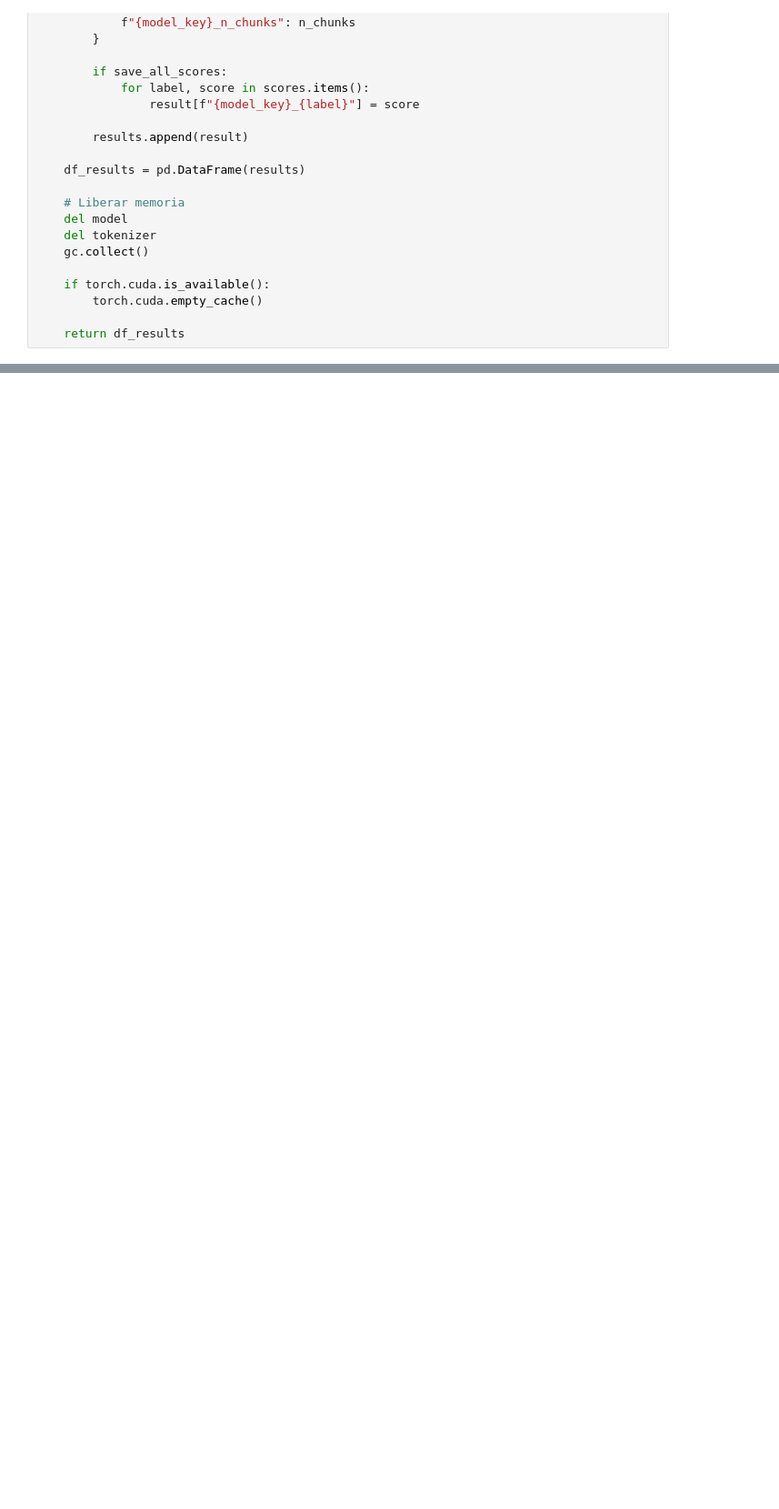
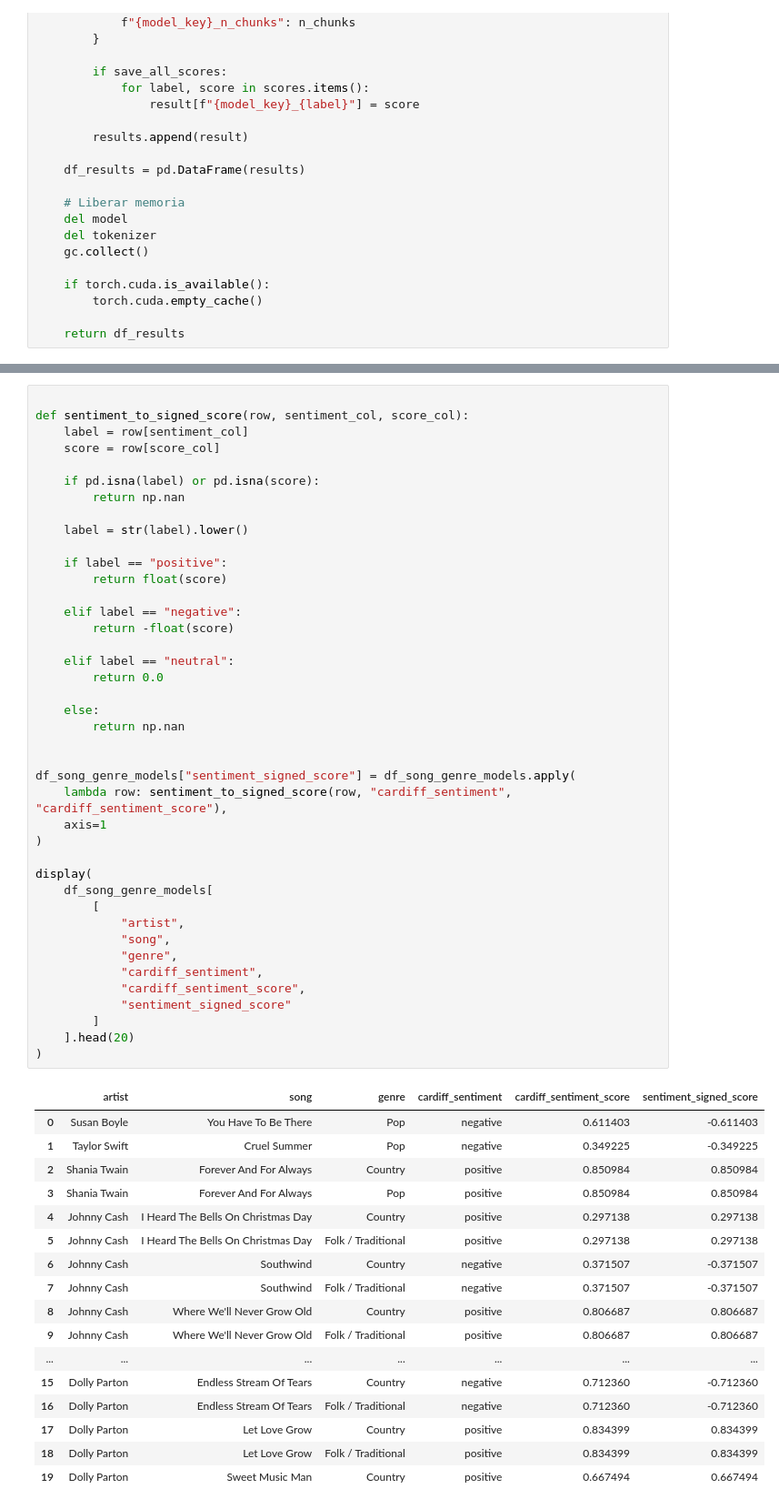
Before and after one commit to pacarma4/NLP, a Jupyter notebook: sentiment_analysis.ipynb, the cells around one changed output, grey strips where cells are left out. Shown at 91% size. Drawn from its saved outputs; the diff is of its cells as text; blank space fills up the shorter version.

```diff
--- a/sentiment_analysis.ipynb
+++ b/sentiment_analysis.ipynb
@@ -1342,0 +1753,59 @@ Métricas recomendadas por género:
+# %%
+
+def sentiment_to_signed_score(row, sentiment_col, score_col):
+    label = row[sentiment_col]
+    score = row[score_col]
+
+    if pd.isna(label) or pd.isna(score):
+        return np.nan
+
+    label = str(label).lower()
+
+    if label == "positive":
+        return float(score)
+
+    elif label == "negative":
+        return -float(score)
+
+    elif label == "neutral":
+        return 0.0
+
+    else:
+        return np.nan
+
+
+df_song_genre_models["sentiment_signed_score"] = df_song_genre_models.apply(
+    lambda row: sentiment_to_signed_score(row, "cardiff_sentiment", "cardiff_sentiment_score"),
+    axis=1
+)
+
+display(
+    df_song_genre_models[
+        [
+            "artist",
+            "song",
+            "genre",
+            "cardiff_sentiment",
+            "cardiff_sentiment_score",
+            "sentiment_signed_score"
+        ]
+    ].head(20)
+)
+# %% [output]
+|  | artist | song | genre | cardiff_sentiment | cardiff_sentiment_score | sentiment_signed_score |
+| 0 | Susan Boyle | You Have To Be There | Pop | negative | 0.611403 | -0.611403 |
+| 1 | Taylor Swift | Cruel Summer | Pop | negative | 0.349225 | -0.349225 |
+| 2 | Shania Twain | Forever And For Always | Country | positive | 0.850984 | 0.850984 |
+| 3 | Shania Twain | Forever And For Always | Pop | positive | 0.850984 | 0.850984 |
+| 4 | Johnny Cash | I Heard The Bells On Christmas Day | Country | positive | 0.297138 | 0.297138 |
+| 5 | Johnny Cash | I Heard The Bells On Christmas Day | Folk / Traditional | positive | 0.297138 | 0.297138 |
+| 6 | Johnny Cash | Southwind | Country | negative | 0.371507 | -0.371507 |
+| 7 | Johnny Cash | Southwind | Folk / Traditional | negative | 0.371507 | -0.371507 |
+| 8 | Johnny Cash | Where We'll Never Grow Old | Country | positive | 0.806687 | 0.806687 |
+| 9 | Johnny Cash | Where We'll Never Grow Old | Folk / Traditional | positive | 0.806687 | 0.806687 |
+| ... | ... | ... | ... | ... | ... | ... |
+| 15 | Dolly Parton | Endless Stream Of Tears | Country | negative | 0.712360 | -0.712360 |
+| 16 | Dolly Parton | Endless Stream Of Tears | Folk / Traditional | negative | 0.712360 | -0.712360 |
+| 17 | Dolly Parton | Let Love Grow | Country | positive | 0.834399 | 0.834399 |
+| 18 | Dolly Parton | Let Love Grow | Folk / Traditional | positive | 0.834399 | 0.834399 |
+| 19 | Dolly Parton | Sweet Music Man | Country | positive | 0.667494 | 0.667494 |
```
Also changed, not shown: parts of 43 cells of this notebook.
